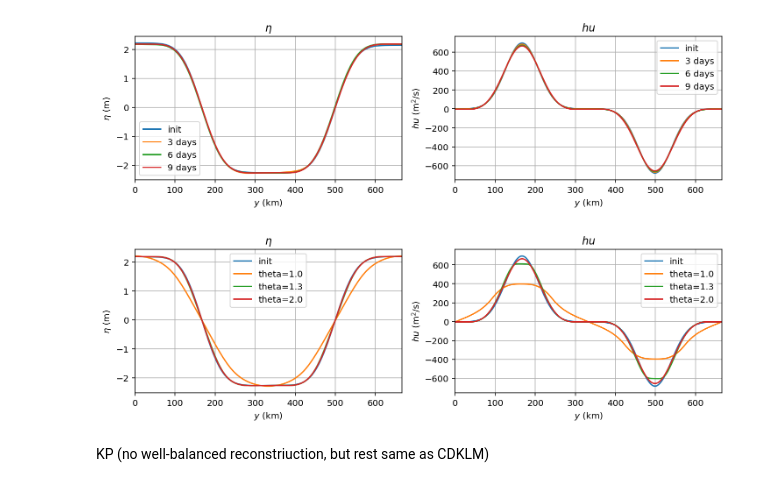
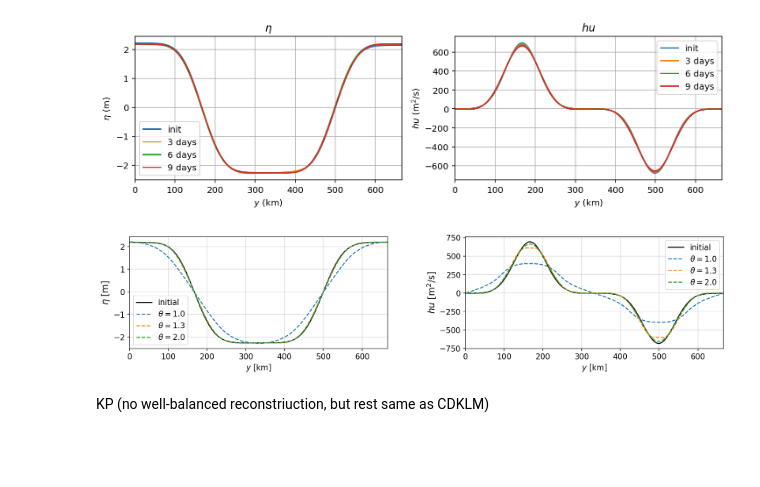
Before and after one commit to sintefmath/havvarsel-flux-investigations, a Jupyter notebook: DoubleJet.ipynb, the cells around one changed output. Cells and saved outputs as stored; diff of their text form; code cells hidden in the pictures; blank space fills up the shorter version.

Commit message:
Generating nicer plots for the manuscript

```diff
--- a/DoubleJet.ipynb
+++ b/DoubleJet.ipynb
@@ -291,50 +291,61 @@ run_doublejet(cu_sim3)
 # %%
 eta, hu, hv = steadyStateCase_sim.download(interior_domain_only=True)
 
 eta1, hu1, hv1 = cu_sim1.download(interior_domain_only=True)
 
 eta2, hu2, hv2 = cu_sim2.download(interior_domain_only=True)
 
 eta3, hu3, hv3 = cu_sim3.download(interior_domain_only=True)
 
 
 crossec_eta = eta[:, 20]
 crossec_hu = hu[:, 20]
 crossec_eta1 = eta1[:, 20]
 crossec_hu1 = hu1[:, 20]
 crossec_eta2 = eta2[:, 20]
 crossec_hu2 = hu2[:, 20]
 crossec_eta3 = eta3[:, 20]
 crossec_hu3 = hu3[:, 20]
 
 
-fig, axs = plt.subplots(1,2, figsize=(12,3))
+fig, axs = plt.subplots(1,2, figsize=(16,3))
 
-axs[0].plot(y, crossec_eta,  label="init")
-axs[0].plot(y, crossec_eta1, label="theta="+str(cu_sim1.theta))
-axs[0].plot(y, crossec_eta2, label="theta="+str(cu_sim2.theta))
-axs[0].plot(y, crossec_eta3, label="theta="+str(cu_sim3.theta))
-axs[0].grid()
-axs[0].set_title('$\eta$')
-axs[0].set_xlabel('$y$ (km)')
-axs[0].set_ylabel('$\eta$ (m)')
-axs[0].legend()
+axs[0].plot(y, crossec_eta,  label="initial", c="black")
+axs[0].plot(y, crossec_eta1, label="$\\theta="+str(cu_sim1.theta)+"$", c="C0", ls="--")
+axs[0].plot(y, crossec_eta2, label="$\\theta="+str(cu_sim2.theta)+"$", c="C1", ls="--")
+axs[0].plot(y, crossec_eta3, label="$\\theta="+str(cu_sim3.theta)+"$", c="C2", ls="--")
+axs[0].grid(alpha=0.5)
+axs[0].set_xlabel('$y$ [km]', fontsize=12)
+axs[0].set_ylabel('$\eta$ [m]', fontsize=14)
+axs[0].legend(fontsize=12, loc=3)
+axs[0].tick_params(axis='both', which='major', labelsize=12)
 
-axs[1].plot(y, crossec_hu,  label="init")
-axs[1].plot(y, crossec_hu1, label="theta="+str(cu_sim1.theta))
-axs[1].plot(y, crossec_hu2, label="theta="+str(cu_sim2.theta))
-axs[1].plot(y, crossec_hu3, label="theta="+str(cu_sim3.theta))
-axs[1].grid()
-axs[1].set_title('$hu$')
-axs[1].set_xlabel('$y$ (km)')
-axs[1].set_ylabel('$hu$ (m$^2$/s)')
-axs[1].legend()
+axs[1].plot(y, crossec_hu,  label="initial", c="black")
+axs[1].plot(y, crossec_hu1, label="$\\theta="+str(cu_sim1.theta)+"$", c="C0", ls="--")
+axs[1].plot(y, crossec_hu2, label="$\\theta="+str(cu_sim2.theta)+"$", c="C1", ls="--")
+axs[1].plot(y, crossec_hu3, label="$\\theta="+str(cu_sim3.theta)+"$", c="C2", ls="--")
+axs[1].grid(alpha=0.5)
+axs[1].tick_params(axis='both', which='major', labelsize=12)
+axs[1].set_xlabel('$y$ [km]', fontsize=12)
+axs[1].set_ylabel('$hu$ [m$^2$/s]', fontsize=14)
+axs[1].legend(fontsize=12, loc=1)
 
 
 for i in range(2):
     axs[i].set_xlim([0,ny*dy/1000])
+
+plt.subplots_adjust(left=0.1,
+                    bottom=0.1,
+                    right=0.9,
+                    top=0.9,
+                    wspace=0.3,
+                    hspace=0.4)
+
+
+os.makedirs("figs", exist_ok=True)
+plt.savefig("figs/doublejet_theta.pdf")
 # %% [output]
-[figure, old version]
+[figure, new version]
 # %% [markdown]
 KP (no well-balanced reconstriuction, but rest same as CDKLM)
 # %%
```
Also changed, not shown: 4 other files.
